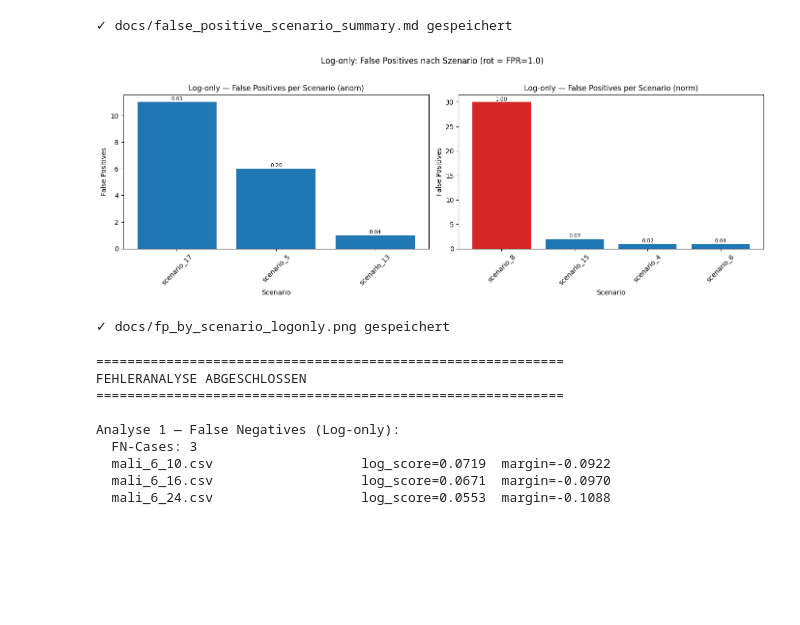
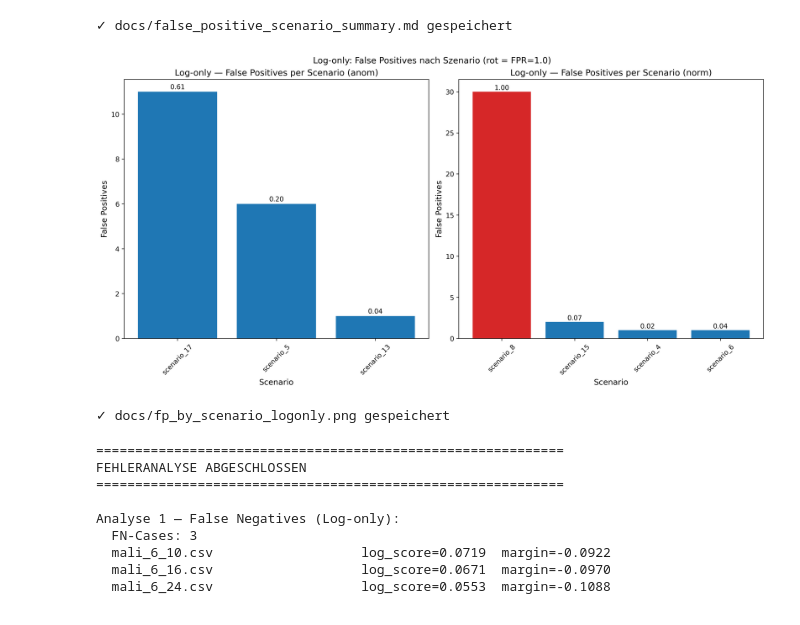
Before and after one commit to Nirosh04/bachelorarbeit-cloudanobench, a Jupyter notebook: notebooks/05_error_analysis.ipynb, the cells around one changed output. Drawn from its saved outputs; the diff is of its cells as text; code cells hidden in the pictures; blank space fills up the shorter version.

```diff
--- a/notebooks/05_error_analysis.ipynb
+++ b/notebooks/05_error_analysis.ipynb
@@ -596,40 +596,40 @@ print(f'✓ docs/{os.path.basename(fp_summary_path)} gespeichert')
 ✓ docs/false_positive_scenario_summary.md gespeichert
 # %%
 # ─── Balkenplot: FP-Szenarien Log-only ────────────────────────────────────────
-fig, axes = plt.subplots(1, 2, figsize=(14, 5))
+fig, axes = plt.subplots(1, 2, figsize=(14, 7), constrained_layout=True)
 
 for ax, (dt, title_dt) in zip(axes, [('anom', 'anom'), ('norm', 'norm')]):
     sub = (
         log_only[log_only['dataset_type'] == dt]
         .sort_values('false_positives', ascending=False)
         .head(10)
     )
     colors = ['#d62728' if fpr >= 1.0 else '#1f77b4' for fpr in sub['fpr']]
     bars = ax.bar(sub['scenario_id'], sub['false_positives'], color=colors)
-    ax.set_title(f'Log-only — False Positives per Scenario ({title_dt})', fontsize=11)
-    ax.set_xlabel('Scenario')
-    ax.set_ylabel('False Positives')
-    ax.tick_params(axis='x', rotation=45)
+    ax.set_title(f'Log-only — False Positives per Scenario ({title_dt})', fontsize=13)
+    ax.set_xlabel('Scenario', fontsize=12)
+    ax.set_ylabel('False Positives', fontsize=12)
+    ax.tick_params(axis='x', rotation=45, labelsize=10)
+    ax.tick_params(axis='y', labelsize=10)
     # Annotate with FPR
     for bar, (_, row) in zip(bars, sub.iterrows()):
         ax.text(
             bar.get_x() + bar.get_width() / 2,
             bar.get_height() + 0.05,
             f'{row["fpr"]:.2f}',
-            ha='center', va='bottom', fontsize=8
+            ha='center', va='bottom', fontsize=10
         )
 
 plt.suptitle(
     'Log-only: False Positives nach Szenario (rot = FPR=1.0)',
-    fontsize=12, y=1.02
+    fontsize=13
 )
-plt.tight_layout()
 plot_path = os.path.join(docs_path, 'fp_by_scenario_logonly.png')
-plt.savefig(plot_path, dpi=150, bbox_inches='tight')
+plt.savefig(plot_path, dpi=300, bbox_inches='tight')
 plt.show()
 print(f'✓ docs/{os.path.basename(plot_path)} gespeichert')
 # %% [output]
-[figure, old version]
+[figure, new version]
 ✓ docs/fp_by_scenario_logonly.png gespeichert
 # %%
 # ─── Finale Zusammenfassung ───────────────────────────────────────────────────
```
Also changed, not shown: 12 other files.
